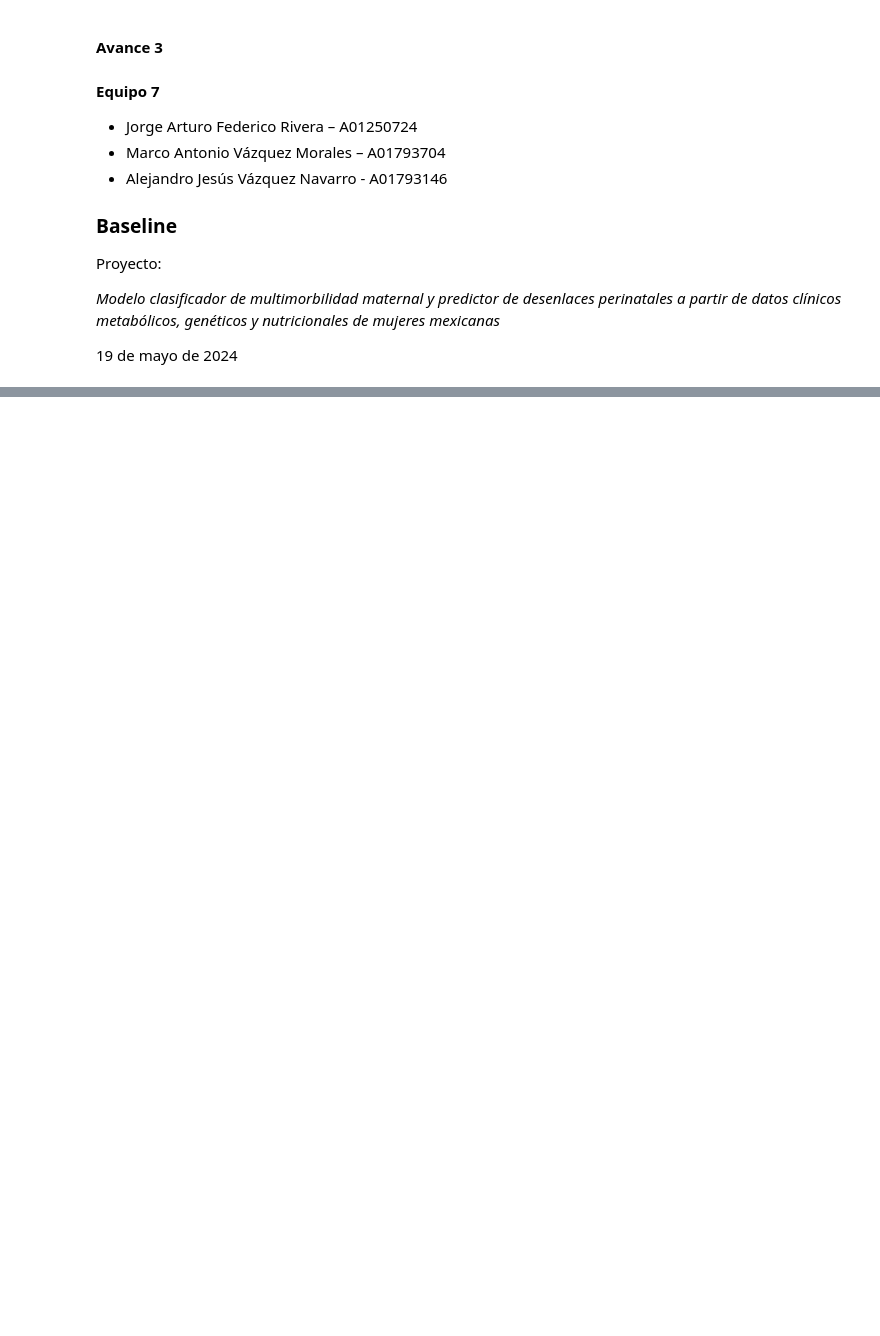
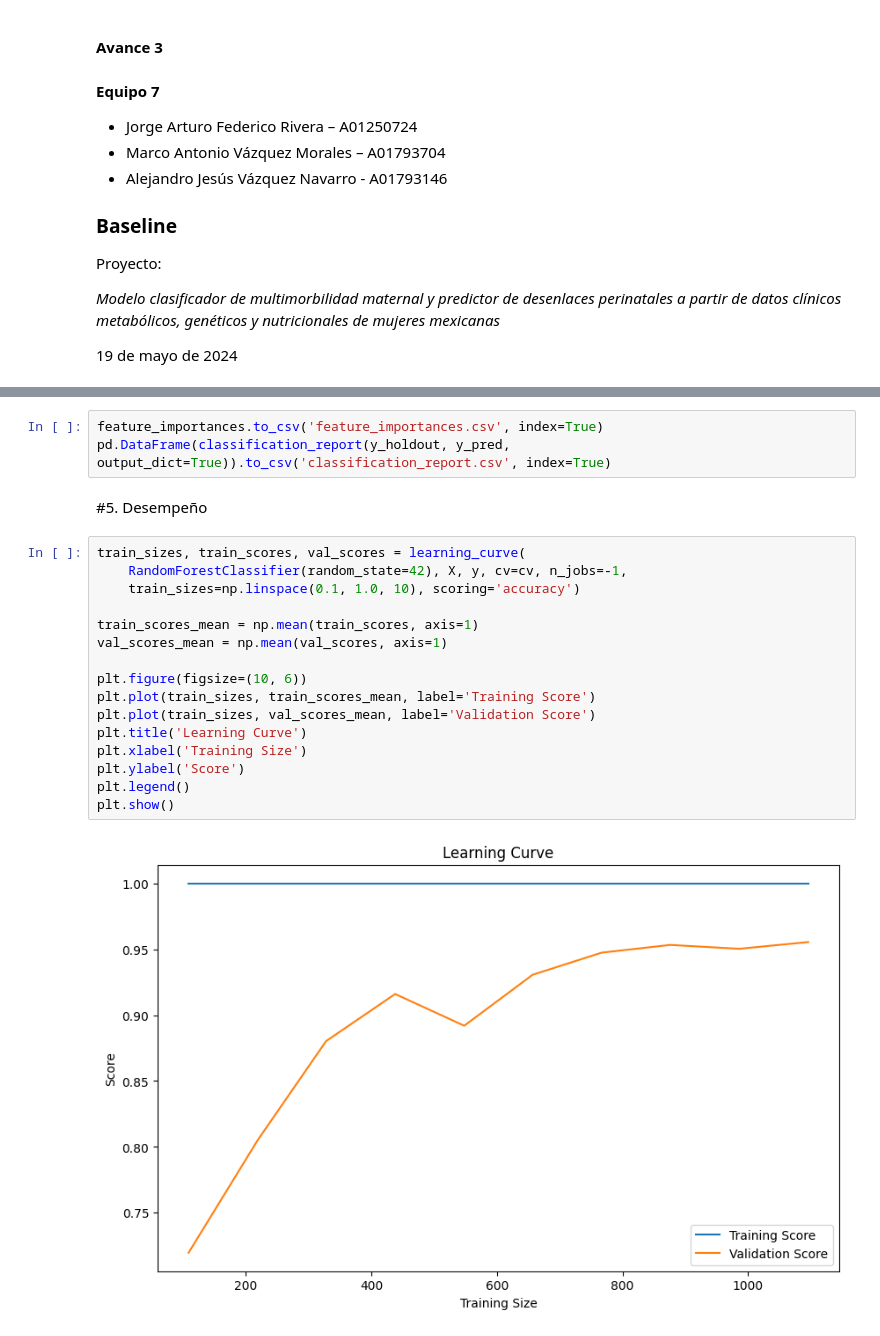
Before and after one commit to jafr0822/MNA_ProyectoIntegrador-Equipo7, a Jupyter notebook: Avance3_7_Equipo.ipynb, the cells around one changed output, grey strips where cells are left out. Drawn from its saved outputs; the diff is of its cells as text; blank space fills up the shorter version.

```diff
--- a/Avance3_7_Equipo.ipynb
+++ b/Avance3_7_Equipo.ipynb
@@ -37,0 +227,23 @@ En esta entrega utilizaremos un algoritmo de random forest por las siguientes ca
+# %%
+feature_importances.to_csv('feature_importances.csv', index=True)
+pd.DataFrame(classification_report(y_holdout, y_pred, output_dict=True)).to_csv('classification_report.csv', index=True)
+# %% [markdown]
+#5. Desempeño
+# %%
+train_sizes, train_scores, val_scores = learning_curve(
+    RandomForestClassifier(random_state=42), X, y, cv=cv, n_jobs=-1,
+    train_sizes=np.linspace(0.1, 1.0, 10), scoring='accuracy')
+
+train_scores_mean = np.mean(train_scores, axis=1)
+val_scores_mean = np.mean(val_scores, axis=1)
+
+plt.figure(figsize=(10, 6))
+plt.plot(train_sizes, train_scores_mean, label='Training Score')
+plt.plot(train_sizes, val_scores_mean, label='Validation Score')
+plt.title('Learning Curve')
+plt.xlabel('Training Size')
+plt.ylabel('Score')
+plt.legend()
+plt.show()
+# %% [output]
+[figure, added]
```
Also changed, not shown: parts of 29 cells of this notebook.
